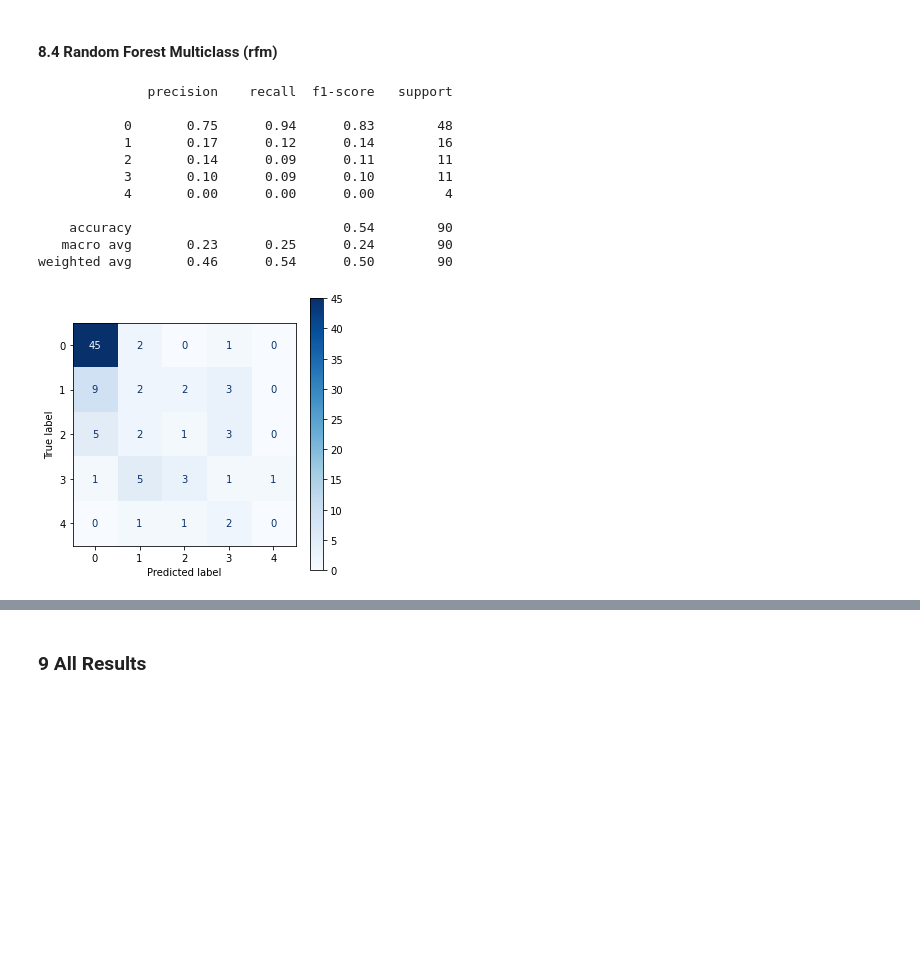
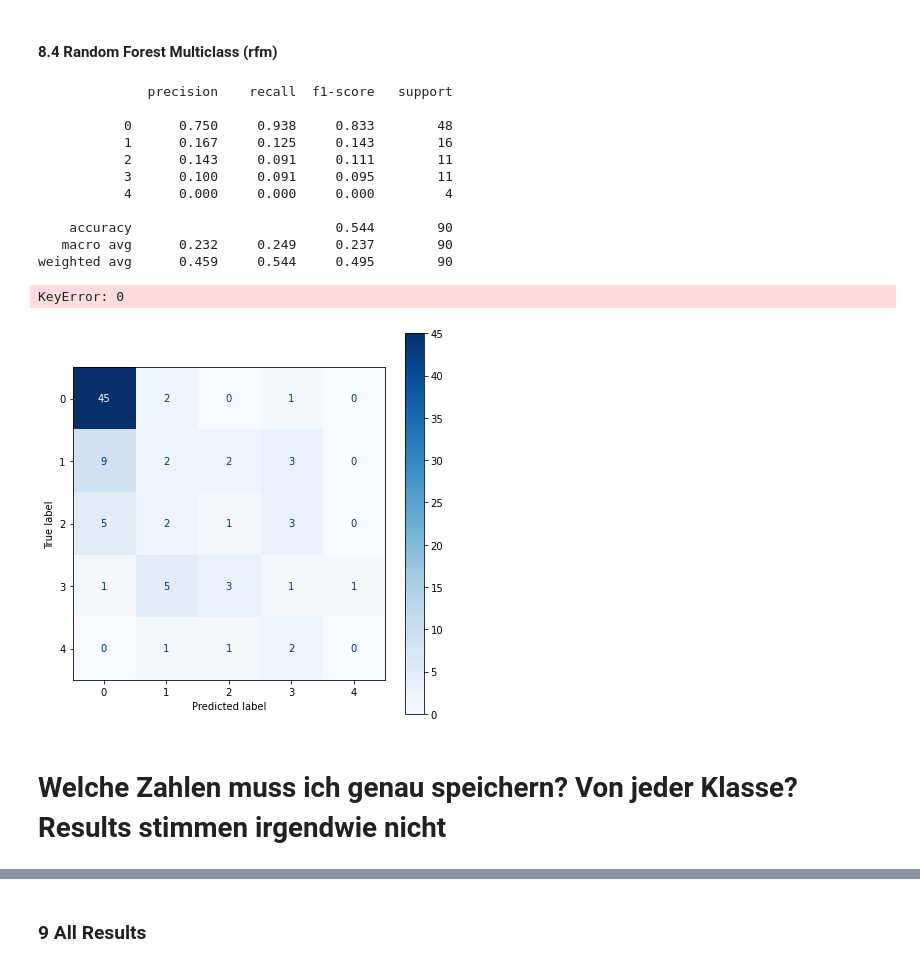
Before and after one commit to Liomat97/Machine-Learning, a Jupyter notebook: Test.ipynb, the cells around one changed output, grey strips where cells are left out. Drawn from its saved outputs; the diff is of its cells as text; code cells hidden in the pictures; blank space fills up the shorter version.

```diff
--- a/Test.ipynb
+++ b/Test.ipynb
@@ -653,0 +592,5 @@ pd.pivot_table(dtb_cv_results.reset_index(),
+# %%
+model = DecisionTreeClassifier(random_state=2, **dtb_cv.best_params_).fit(x_binary_train, y_binary_train)
+y_pred = model.predict(x_binary_test)
+dtb_cv_report = classification_report(y_binary_test,y_pred, digits=3, output_dict=True)
+print(classification_report(y_binary_test,y_pred, digits=3))
@@ -653,0 +606,18 @@ pd.pivot_table(dtb_cv_results.reset_index(),
+# %%
+model = 'dtb_cv'
+max_debth = 3
+accuracy_in_sample = dtb_cv.score(x_binary_train, y_binary_train)
+accuracy_out_sample = dtb_cv.score(x_binary_test, y_binary_test)
+Precision = dtb_cv_report['weighted avg']['precision']
+Recall = dtb_cv_report['weighted avg']['recall']
+F1 = dtb_cv_report['weighted avg']['f1-score']
+TP = TP
+TN = TN
+FP = FP
+FN = FN
+
+#Append the Results from the Loop to the existing Dataframe:
+dtb_cv_temp = [(model, max_debth, accuracy_in_sample, accuracy_out_sample, Precision, Recall, F1, TP, TN, FP, FN)]
+dtb_cv_results = pd.DataFrame(dtb_cv_temp)
+dtb_cv_results.rename(columns= {0:'Model', 1:'max_debth', 2:'accuracy_in_sample', 3:'accuracy_out_sample', 4:'Precision', 5:'Recall', 6:'F1', 7:'TP', 8:'TN', 9:'FP', 10:'FN' }, inplace = True)
+dtb_cv_results
@@ -754,6 +635,7 @@ https://stackoverflow.com/questions/38015181/accuracy-score-valueerror-cant-hand
 # %%
 # With cross validation
 from sklearn.model_selection import cross_validate, KFold
+from sklearn.tree import DecisionTreeClassifier
 
 # Define lists for the accuracies
 dtb_cv_acc_list = []
@@ -763,13 +645,13 @@ dtb_cv_tpr_in_list = []
 
 for depth in range(1,21):
     # model
-    dtb_cv = DecisionTreeClassifier(max_depth=depth)
+    clf = DecisionTreeClassifier(max_depth=depth)
     # 10-Fold cross validation on whole dataset
-    dtb_cv_results = cross_validate(dtb_cv, x_binary, y_binary,
-                                cv = KFold(n_splits = 10, shuffle = True, random_state = 31),
-                                scoring = ['accuracy', 'precision'] , return_train_score = True)
+    dtb_cv_results = cross_validate(clf, x_binary, y_binary,
+                                cv = KFold(n_splits = 5, shuffle = True, random_state = 2),
+                                scoring = ['accuracy', 'recall'] , return_train_score = True)
     # Scores in lists
-    dtb_cv_acc_list.append(dtb_cv['test_accuracy'].mean())
-    dtb_cv_tpr_list.append(dtb_cv['test_recall'].mean())
-    dtb_cv_acc_in_list.append(dtb_cv['train_accuracy'].mean())
-    dtb_cv_tpr_in_list.append(dtb_cv['train_recall'].mean())
+    dtb_cv_acc_list.append(dtb_cv_results['test_accuracy'].mean())
+    dtb_cv_tpr_list.append(dtb_cv_results['test_recall'].mean())
+    dtb_cv_acc_in_list.append(dtb_cv_results['train_accuracy'].mean())
+    dtb_cv_tpr_in_list.append(dtb_cv_results['train_recall'].mean())
@@ -1068,17 +944,18 @@ from sklearn import metrics
 # %%
 from sklearn.metrics import classification_report, accuracy_score
 
-rfm_report = rfm.predict(x_multi_test)
-print(classification_report(y_multi_test, rfm_report))
+y_predict = rfm.predict(x_multi_test)
+rfm_report = classification_report(y_multi_test, y_predict, output_dict=True, digits=3)
+print(classification_report(y_multi_test, y_predict, digits=3))
 # %% [output]
               precision    recall  f1-score   support
 
-           0       0.75      0.94      0.83        48
-           1       0.17      0.12      0.14        16
-           2       0.14      0.09      0.11        11
-           3       0.10      0.09      0.10        11
-           4       0.00      0.00      0.00         4
+           0      0.750     0.938     0.833        48
+           1      0.167     0.125     0.143        16
+           2      0.143     0.091     0.111        11
+           3      0.100     0.091     0.095        11
+           4      0.000     0.000     0.000         4
 
-    accuracy                           0.54        90
-   macro avg       0.23      0.25      0.24        90
-weighted avg       0.46      0.54      0.50        90
+    accuracy                          0.544        90
+   macro avg      0.232     0.249     0.237        90
+weighted avg      0.459     0.544     0.495        90
@@ -1085,9 +987,17 @@ weighted avg       0.46      0.54      0.50        90
+# %%
+perf_measure(y_multi_test, y_predict)
+# %% [output]
+KeyError: 0
 # %%
-fig, ax = plt.subplots(figsize=(5, 5))
+from sklearn.metrics import plot_confusion_matrix
+
+fig, ax = plt.subplots(figsize=(7, 7))
 plot_confusion_matrix(rfm, x_multi_test, y_multi_test, display_labels= None, cmap=plt.cm.Blues, ax=ax)
 plt.show()
 # %% [output]
-[figure, old version]
+[figure, new version]
+# %% [markdown]
+# Welche Zahlen muss ich genau speichern? Von jeder Klasse? Results stimmen irgendwie nicht
 # %%
 model = 'rfm'
 max_debth = 3
```
Also changed, not shown: parts of 58 cells of this notebook, 1 other file.
